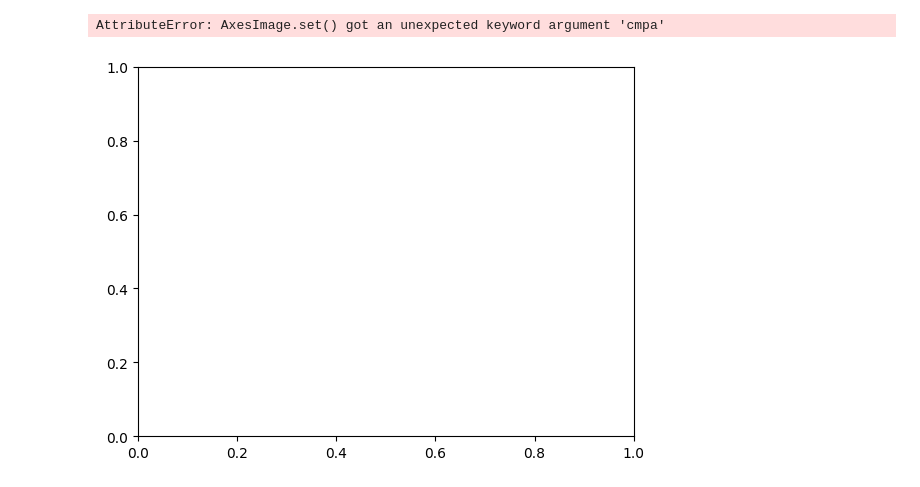
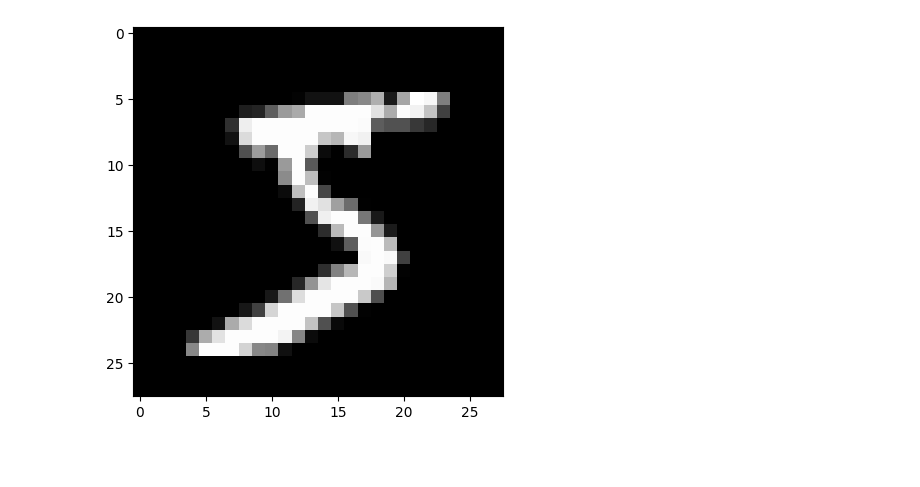
Before and after one commit to The-Bikash/Learn-ML, a Jupyter notebook: 5-Projects/GAN/Handwritten-Digit-Generation.ipynb, the cells around one changed output. Cells and saved outputs as stored; diff of their text form; code cells hidden in the pictures; blank space fills up the shorter version.

```diff
--- a/5-Projects/GAN/Handwritten-Digit-Generation.ipynb
+++ b/5-Projects/GAN/Handwritten-Digit-Generation.ipynb
@@ -27,8 +4,17 @@ x_train = np.expand_dims(x_train, axis=-1) #Ad channel dimension
+# %%
+from tensorflow.keras.datasets import mnist
+import numpy as np
+
+# Load dataset
+(x_train, _), (_, _) = mnist.load_data()
+
+# Normalize to [-1, 1] range for better training stability
+x_train = (x_train - 127.5) / 127.5
+x_train = np.expand_dims(x_train, axis=-1)  # Add channel dimension
 # %%
-# Verify the Data
 import matplotlib.pyplot as plt
-plt.imshow(x_train[0].reshape(28, 28), cmpa='gray')
+
+plt.imshow(x_train[0].reshape(28, 28), cmap='gray')
 plt.show()
 # %% [output]
-AttributeError: AxesImage.set() got an unexpected keyword argument 'cmpa'
-[figure, old version]
+[figure, new version]
```
Also changed, not shown: parts of 11 cells of this notebook, 3 other files.
